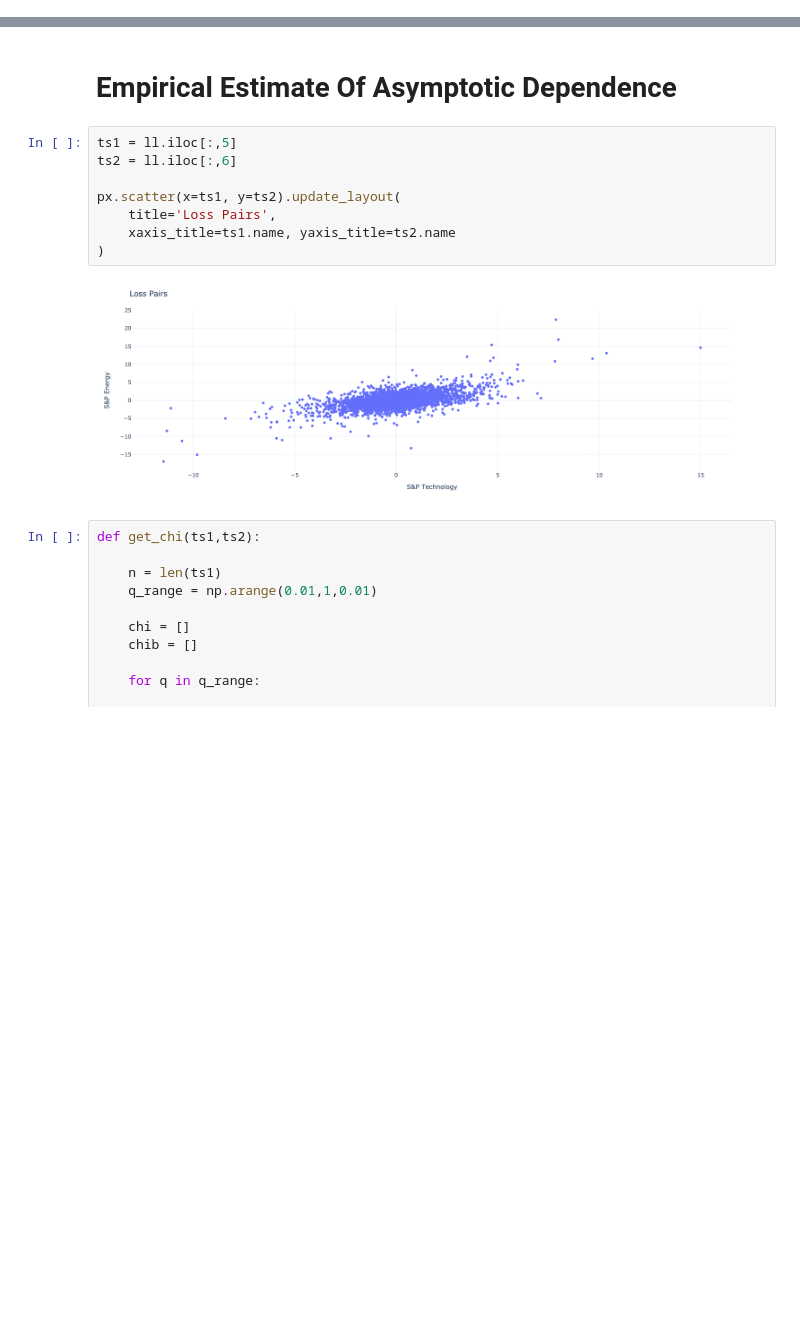
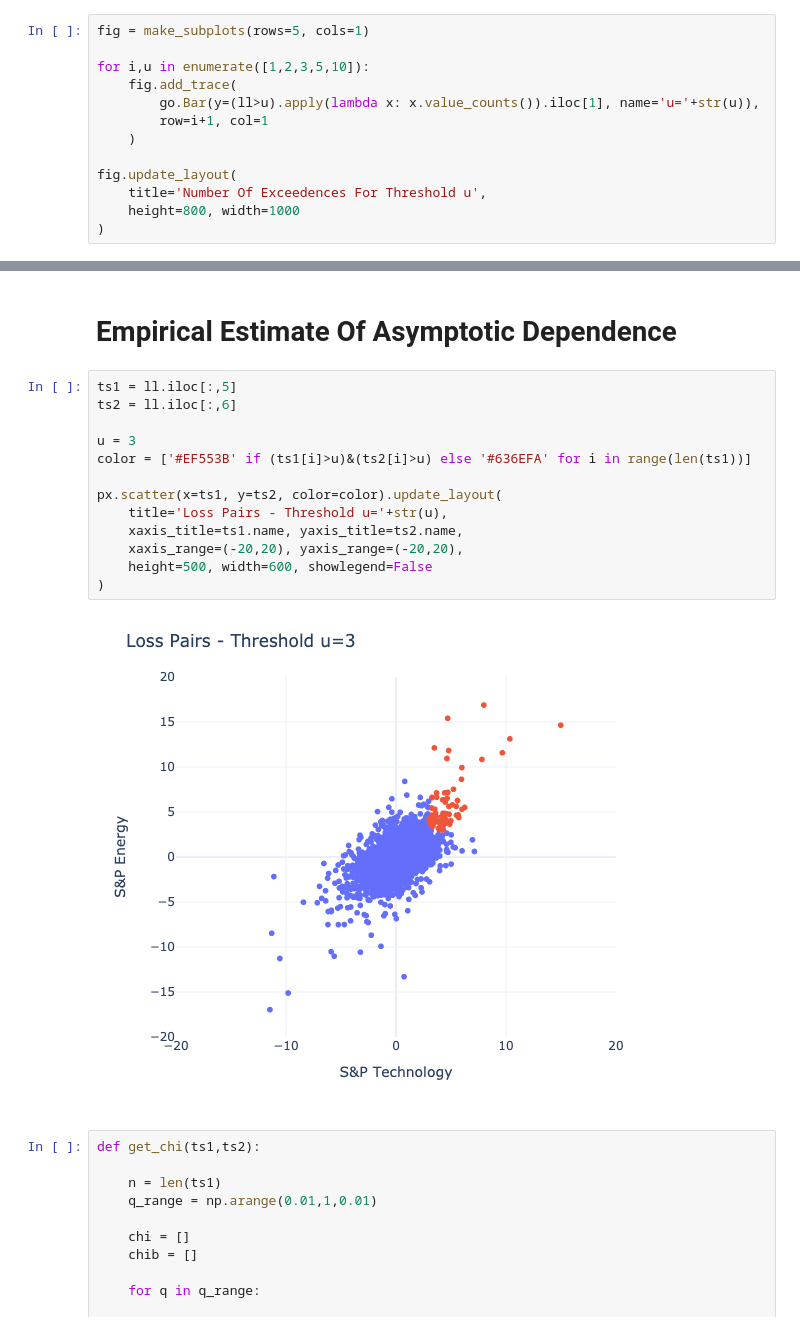
Before and after one commit to MegaCookies88/MSc.-Thesis-EVT-SP500, a Jupyter notebook: EDA_sectors.ipynb, the cells around one changed output, grey strips where cells are left out. Cells and saved outputs as stored; diff of their text form; blank space fills up the shorter version.

```diff
--- a/EDA_sectors.ipynb
+++ b/EDA_sectors.ipynb
@@ -144,0 +158,13 @@ px.histogram(x=ll.values.reshape(-1), histnorm='percent', cumulative=False, nbin
+# %%
+fig = make_subplots(rows=5, cols=1)
+
+for i,u in enumerate([1,2,3,5,10]):
+    fig.add_trace(
+        go.Bar(y=(ll>u).apply(lambda x: x.value_counts()).iloc[1], name='u='+str(u)),
+        row=i+1, col=1
+    )
+
+fig.update_layout(
+    title='Number Of Exceedences For Threshold u',
+    height=800, width=1000
+)
@@ -164,13 +192,18 @@ fig.update_layout(
 # %%
 ts1 = ll.iloc[:,5]
 ts2 = ll.iloc[:,6]
 
-px.scatter(x=ts1, y=ts2).update_layout(
-    title='Loss Pairs',
-    xaxis_title=ts1.name, yaxis_title=ts2.name
+u = 3
+color = ['#EF553B' if (ts1[i]>u)&(ts2[i]>u) else '#636EFA' for i in range(len(ts1))]
+
+px.scatter(x=ts1, y=ts2, color=color).update_layout(
+    title='Loss Pairs - Threshold u='+str(u),
+    xaxis_title=ts1.name, yaxis_title=ts2.name,
+    xaxis_range=(-20,20), yaxis_range=(-20,20),
+    height=500, width=600, showlegend=False
 )
 # %% [output]
-[figure, old version]
+[figure, new version]
 # %%
 def get_chi(ts1,ts2):
 
```
Also changed, not shown: parts of 10 cells of this notebook.
